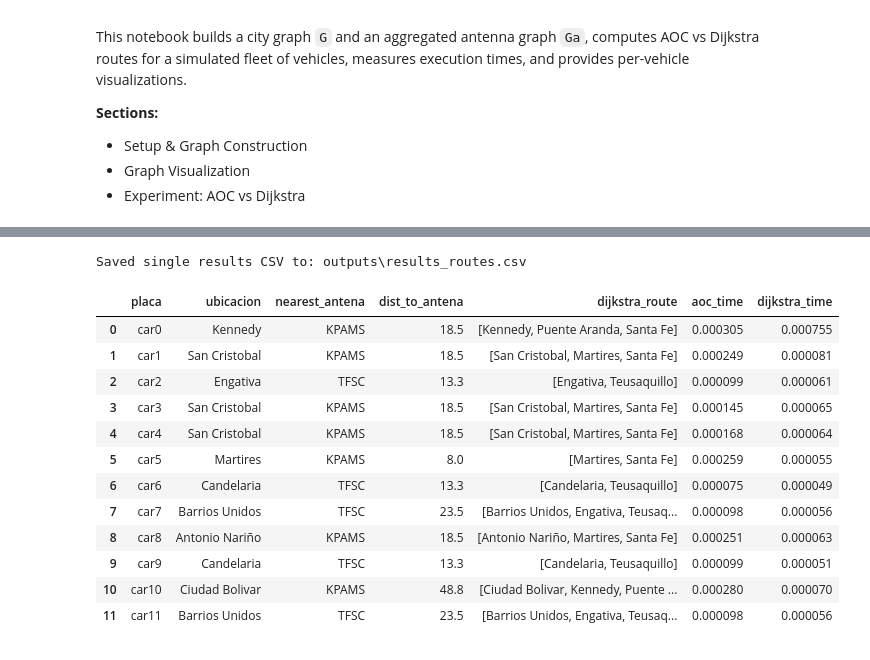
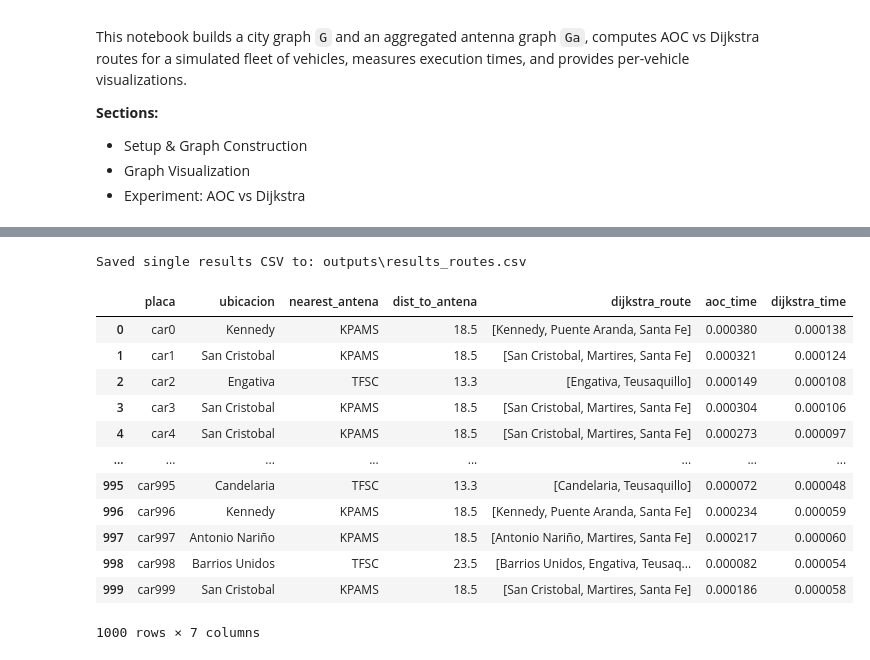
Before and after one commit to SantiagoBP95/Graph-Theory, a Jupyter notebook: Electric Vehicle Charging Network/ev_charging_graph_model.ipynb, the cells around one changed output, grey strips where cells are left out. Saved outputs shown, nothing was run; the diff lists cells and outputs as text; code cells hidden in the pictures.

```diff
--- a/Electric Vehicle Charging Network/ev_charging_graph_model.ipynb
+++ b/Electric Vehicle Charging Network/ev_charging_graph_model.ipynb
@@ -122,7 +218,7 @@ except Exception:
     WIDGETS_AVAILABLE = False
 
 # Experiment parameters
-n = 12  # number of vehicles
+n = 1000  # number of vehicles
 seed = 123
 n_trials = 50  # AOC trials
 
@@ -182,44 +278,44 @@ for auto in flota:
 
 # Antenna integration: use routing helper to annotate rows
 from ev_model.entities import Antenas
 from ev_model.routing import integrate_antennas
 antenas_obj = Antenas(Ga)
 rep_map, rep_to_ga, distances, paths = integrate_antennas(rows, G, antenas_obj, ubicaciones)
 
 import os
 os.makedirs('outputs', exist_ok=True)
 df = pd.DataFrame(rows)
 csv_path = os.path.join('outputs', 'results_routes.csv')
 df.to_csv(csv_path, index=False)
 print(f'Saved single results CSV to: {csv_path}')
 display(df[[ 'placa','ubicacion','nearest_antena','dist_to_antena','dijkstra_route','aoc_time','dijkstra_time' ]])
 
 # Prepare positions for drawing (use helper in ev_model.viz)
 pos = viz.get_positions(G, seed=42)
 
 # Display using helpers in ev_model.viz
 if WIDGETS_AVAILABLE and len(rows) > 0:
     slider = widgets.IntSlider(min=0, max=len(rows)-1, step=1, value=0, description='Vehicle')
     out = widgets.interactive_output(lambda idx: viz.draw_vehicle_by_index(G, rows, estaciones, rep_map, rep_to_ga, idx, pos), {'idx': slider})
     display(widgets.HBox([slider]))
     display(out)
 else:
     print('ipywidgets not available: showing the first static visualization.')
     viz.draw_vehicle_by_index(G, rows, estaciones, rep_map, rep_to_ga, 0, pos)
 # %% [output]
 Saved single results CSV to: outputs\results_routes.csv
 |  | placa | ubicacion | nearest_antena | dist_to_antena | dijkstra_route | aoc_time | dijkstra_time |
-| 0 | car0 | Kennedy | KPAMS | 18.5 | [Kennedy, Puente Aranda, Santa Fe] | 0.000305 | 0.000755 |
-| 1 | car1 | San Cristobal | KPAMS | 18.5 | [San Cristobal, Martires, Santa Fe] | 0.000249 | 0.000081 |
-| 2 | car2 | Engativa | TFSC | 13.3 | [Engativa, Teusaquillo] | 0.000099 | 0.000061 |
-| 3 | car3 | San Cristobal | KPAMS | 18.5 | [San Cristobal, Martires, Santa Fe] | 0.000145 | 0.000065 |
-| 4 | car4 | San Cristobal | KPAMS | 18.5 | [San Cristobal, Martires, Santa Fe] | 0.000168 | 0.000064 |
-| 5 | car5 | Martires | KPAMS | 8.0 | [Martires, Santa Fe] | 0.000259 | 0.000055 |
-| 6 | car6 | Candelaria | TFSC | 13.3 | [Candelaria, Teusaquillo] | 0.000075 | 0.000049 |
-| 7 | car7 | Barrios Unidos | TFSC | 23.5 | [Barrios Unidos, Engativa, Teusaq... | 0.000098 | 0.000056 |
-| 8 | car8 | Antonio Nariño | KPAMS | 18.5 | [Antonio Nariño, Martires, Santa Fe] | 0.000251 | 0.000063 |
-| 9 | car9 | Candelaria | TFSC | 13.3 | [Candelaria, Teusaquillo] | 0.000099 | 0.000051 |
-| 10 | car10 | Ciudad Bolivar | KPAMS | 48.8 | [Ciudad Bolivar, Kennedy, Puente ... | 0.000280 | 0.000070 |
-| 11 | car11 | Barrios Unidos | TFSC | 23.5 | [Barrios Unidos, Engativa, Teusaq... | 0.000098 | 0.000056 |
+| 0 | car0 | Kennedy | KPAMS | 18.5 | [Kennedy, Puente Aranda, Santa Fe] | 0.000380 | 0.000138 |
+| 1 | car1 | San Cristobal | KPAMS | 18.5 | [San Cristobal, Martires, Santa Fe] | 0.000321 | 0.000124 |
+| 2 | car2 | Engativa | TFSC | 13.3 | [Engativa, Teusaquillo] | 0.000149 | 0.000108 |
+| 3 | car3 | San Cristobal | KPAMS | 18.5 | [San Cristobal, Martires, Santa Fe] | 0.000304 | 0.000106 |
+| 4 | car4 | San Cristobal | KPAMS | 18.5 | [San Cristobal, Martires, Santa Fe] | 0.000273 | 0.000097 |
+| ... | ... | ... | ... | ... | ... | ... | ... |
+| 995 | car995 | Candelaria | TFSC | 13.3 | [Candelaria, Teusaquillo] | 0.000072 | 0.000048 |
+| 996 | car996 | Kennedy | KPAMS | 18.5 | [Kennedy, Puente Aranda, Santa Fe] | 0.000234 | 0.000059 |
+| 997 | car997 | Antonio Nariño | KPAMS | 18.5 | [Antonio Nariño, Martires, Santa Fe] | 0.000217 | 0.000060 |
+| 998 | car998 | Barrios Unidos | TFSC | 23.5 | [Barrios Unidos, Engativa, Teusaq... | 0.000082 | 0.000054 |
+| 999 | car999 | San Cristobal | KPAMS | 18.5 | [San Cristobal, Martires, Santa Fe] | 0.000186 | 0.000058 |
+1000 rows × 7 columns
 [interactive output not drawn]
 [interactive output not drawn]
```
Also changed, not shown: parts of 3 cells of this notebook, 5 other files.
